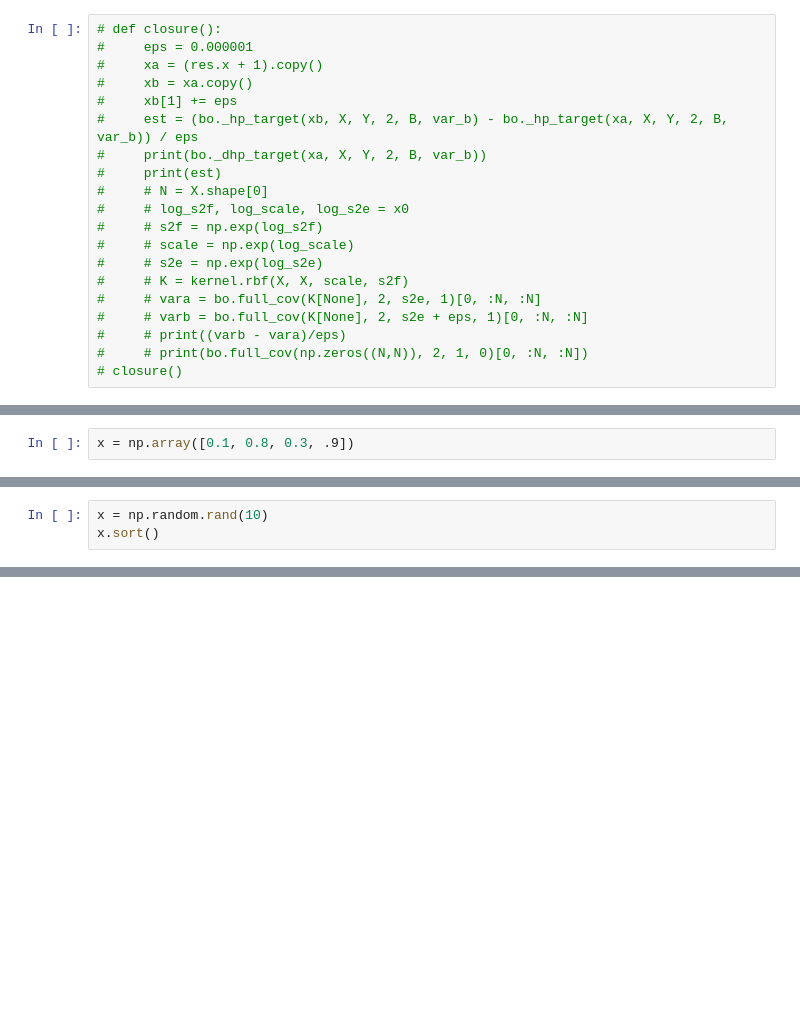
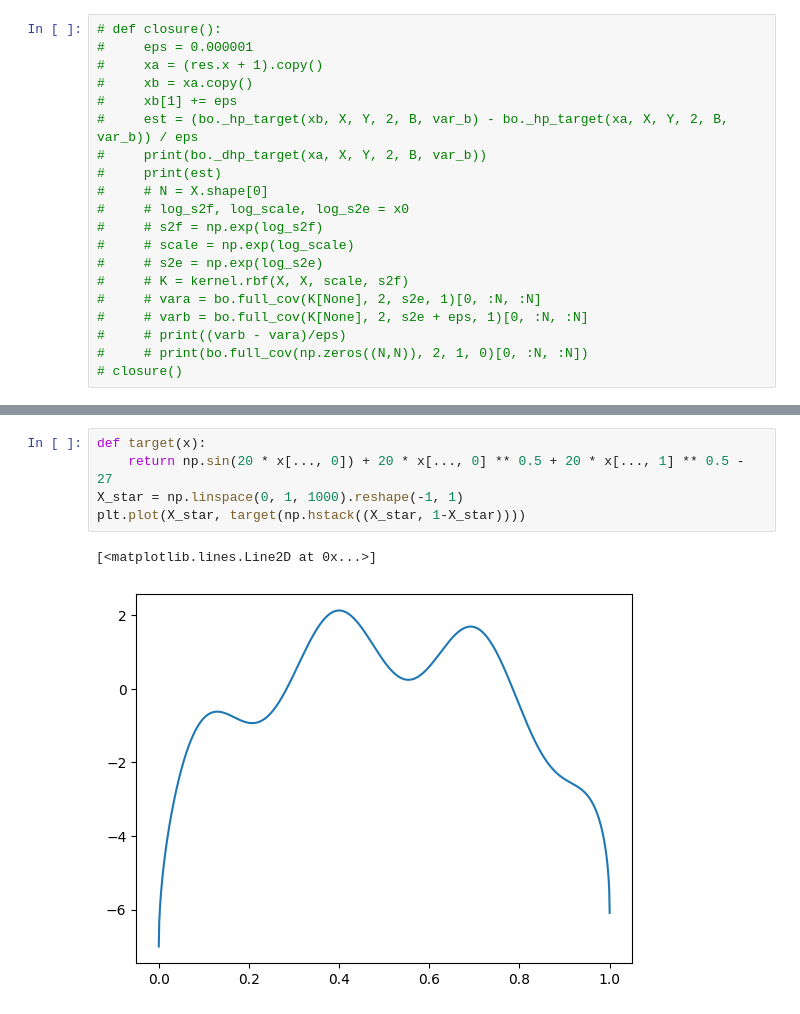
Before and after one commit to Stevenjin8/mug-cakes, a Jupyter notebook: notebooks/test-gp.ipynb, the cells around one changed output, grey strips where cells are left out. Saved outputs shown, nothing was run; the diff lists cells and outputs as text; blank space fills up the shorter version.

```diff
--- a/notebooks/test-gp.ipynb
+++ b/notebooks/test-gp.ipynb
@@ -135,2 +177,0 @@ bo.dexpected_diff(x_s + eps, x_M, X, Y, np.linalg.inv(var[:N, :N]), scale, s2f,
-# %%
-x = np.array([0.1, 0.8, 0.3, .9])
@@ -145,3 +177,0 @@ np.tril(np.ones((4,4))) .shape
-# %%
-x = np.random.rand(10)
-x.sort()
@@ -173,0 +178,8 @@ r_fast(x)
+# %%
+def target(x):
+    return np.sin(20 * x[..., 0]) + 20 * x[..., 0] ** 0.5 + 20 * x[..., 1] ** 0.5 - 27
+X_star = np.linspace(0, 1, 1000).reshape(-1, 1)
+plt.plot(X_star, target(np.hstack((X_star, 1-X_star))))
+# %% [output]
+[<matplotlib.lines.Line2D at 0x...>]
+[figure, added]
```
Also changed, not shown: parts of 22 cells of this notebook, 5 other files.
